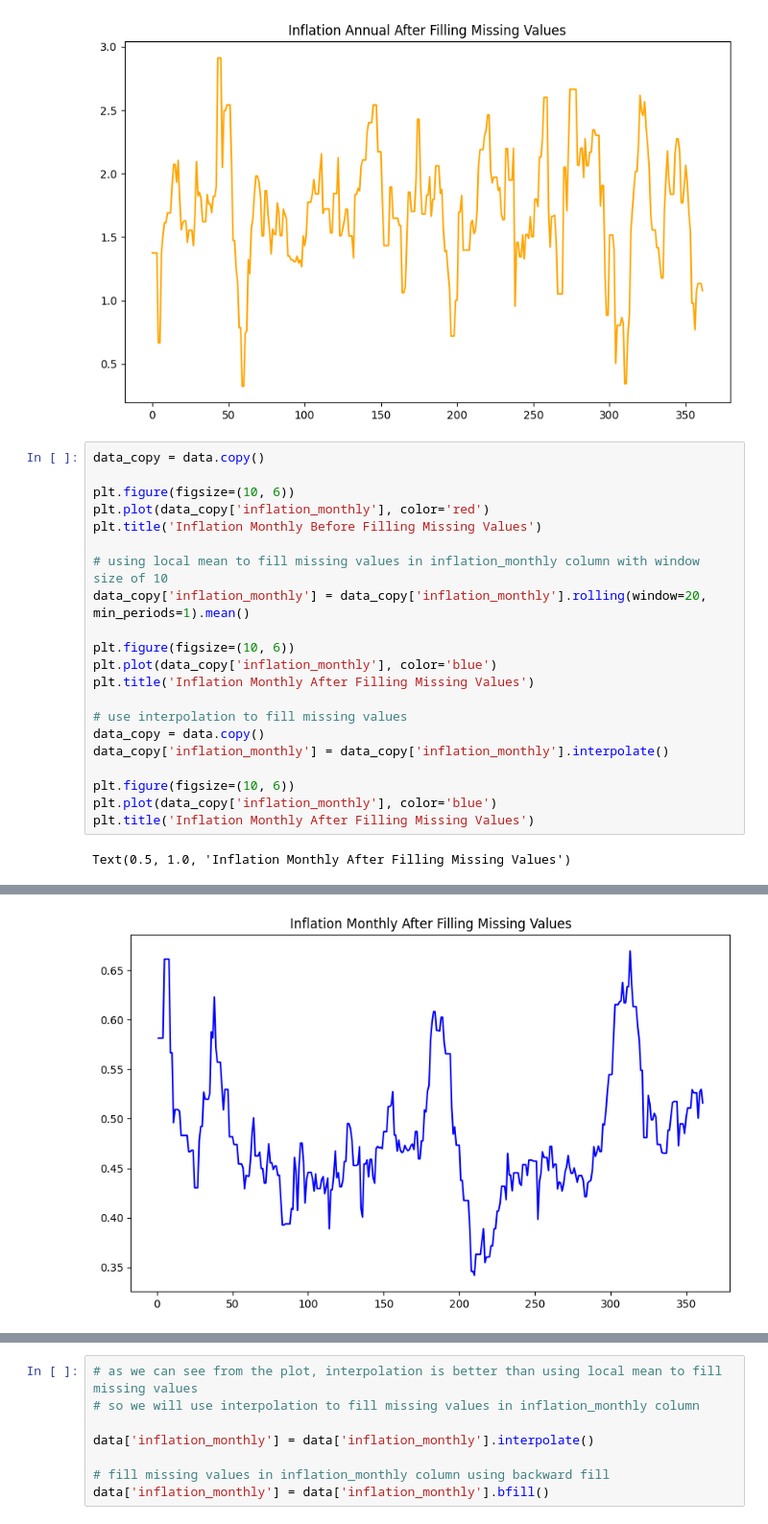
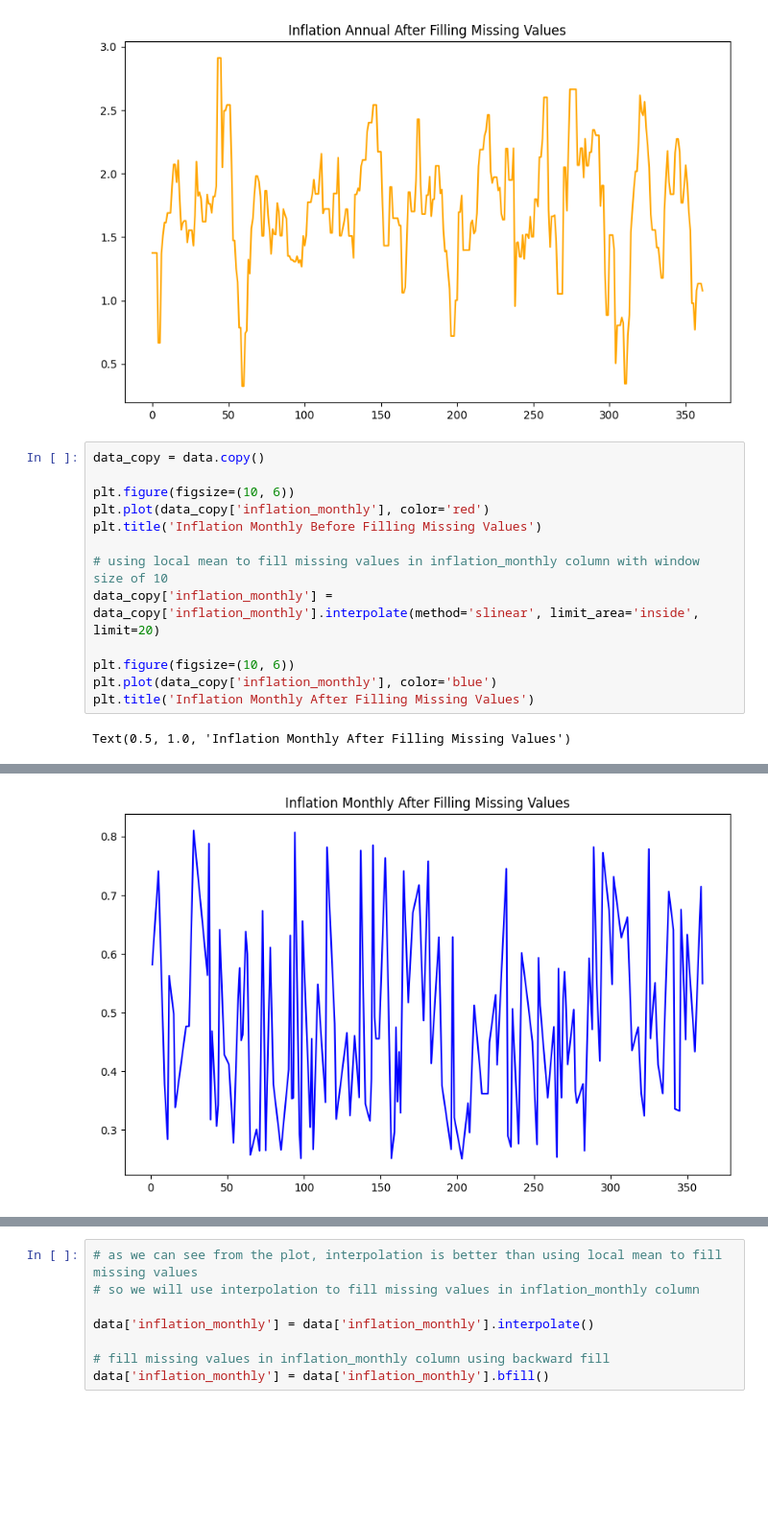
Before and after one commit to burakbinmunir/Life_Expectancy, a Jupyter notebook: l201302_assignment02.ipynb, the cells around one changed output, grey strips where cells are left out. Shown at 96% size. Cells and saved outputs as stored; diff of their text form; blank space fills up the shorter version.

```diff
--- a/l201302_assignment02.ipynb
+++ b/l201302_assignment02.ipynb
@@ -326,25 +326,17 @@ Text(0.5, 1.0, 'Inflation Annual After Filling Missing Values')
 # %%
 data_copy = data.copy()
 
 plt.figure(figsize=(10, 6))
 plt.plot(data_copy['inflation_monthly'], color='red')
 plt.title('Inflation Monthly Before Filling Missing Values')
 
 # using local mean to fill missing values in inflation_monthly column with window size of 10
-data_copy['inflation_monthly'] = data_copy['inflation_monthly'].rolling(window=20, min_periods=1).mean()
+data_copy['inflation_monthly'] = data_copy['inflation_monthly'].interpolate(method='slinear', limit_area='inside', limit=20)
 
 plt.figure(figsize=(10, 6))
 plt.plot(data_copy['inflation_monthly'], color='blue')
 plt.title('Inflation Monthly After Filling Missing Values')
-
-# use interpolation to fill missing values
-data_copy = data.copy()
-data_copy['inflation_monthly'] = data_copy['inflation_monthly'].interpolate()
-
-plt.figure(figsize=(10, 6))
-plt.plot(data_copy['inflation_monthly'], color='blue')
-plt.title('Inflation Monthly After Filling Missing Values')
 # %% [output]
 Text(0.5, 1.0, 'Inflation Monthly After Filling Missing Values')
 [figure]
-[figure, old version]
+[figure, new version]
```
Also changed, not shown: parts of 6 cells of this notebook.
